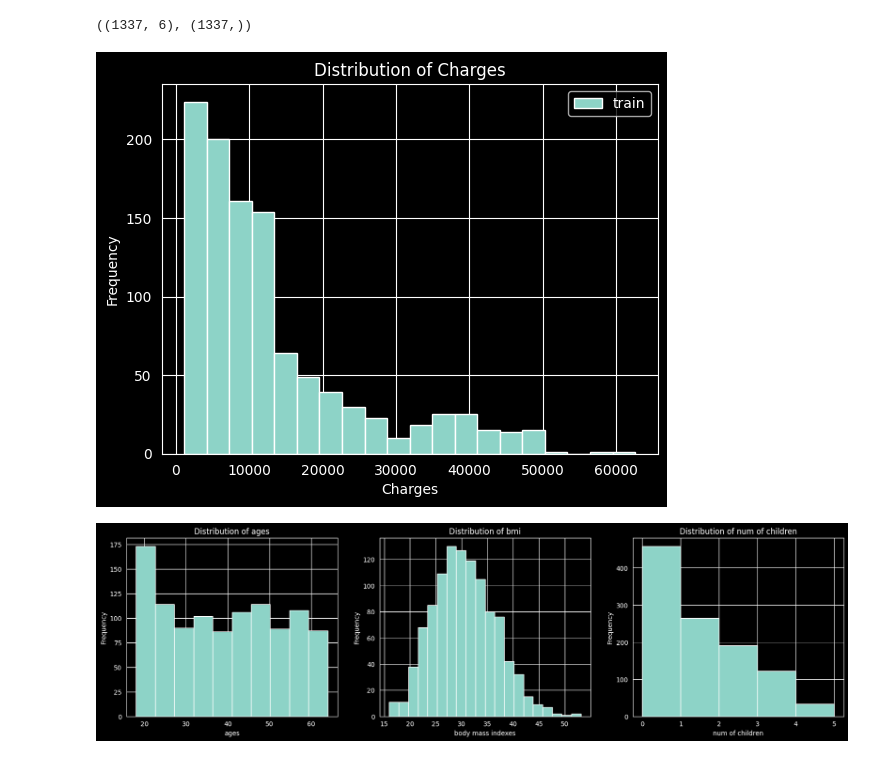
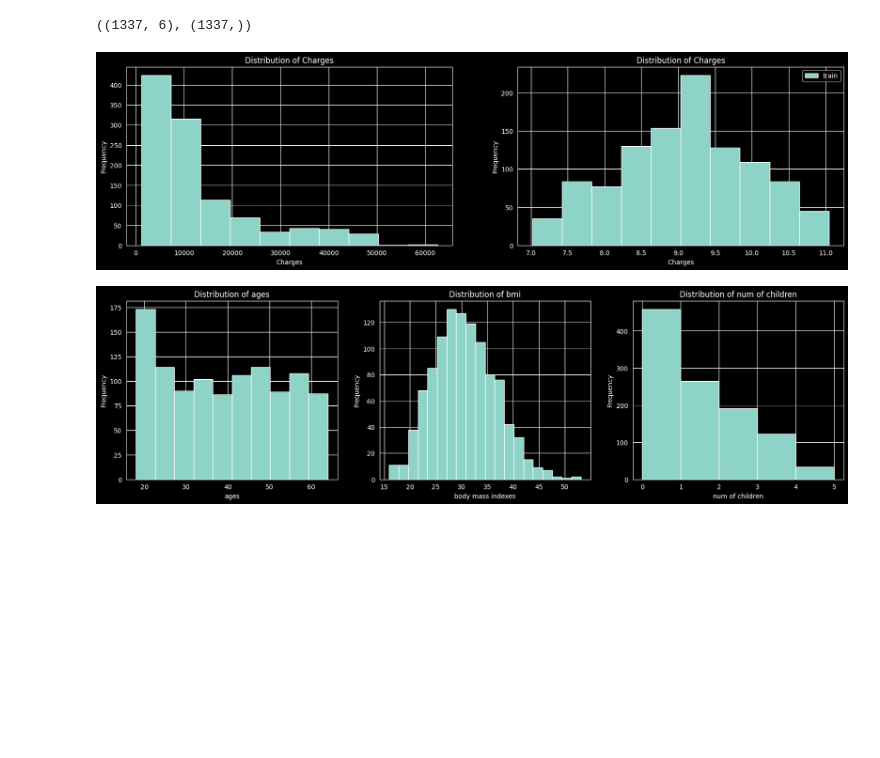
Before and after one commit to Rubeennn/ml-tabular-project, a Jupyter notebook: notebooks/exploration.ipynb, the cells around one changed output. Cells and saved outputs as stored; diff of their text form; code cells hidden in the pictures; blank space fills up the shorter version.

Commit message:
label log transform, feature engineering

```diff
--- a/notebooks/exploration.ipynb
+++ b/notebooks/exploration.ipynb
@@ -85,17 +86,26 @@ X_train, X_test, y_train, y_test = train_test_split(X, y, test_size=0.2, random_
 # %%
 X_train = X_train.reset_index(drop=True)
 y_train = y_train.reset_index(drop=True)
+# %%
+log_y_train = y_train.map(lambda x: np.log(x))
 # %%
-plt.hist(y_train, bins=20, label='train')
+fig, ax = plt.subplots(1,2, figsize=(20,5))
 
-plt.xlabel("Charges")
-plt.ylabel("Frequency")
+ax[0].hist(y_train, bins=10, label='train')
+ax[1].hist(log_y_train, bins=10, label='train')
 
-plt.title("Distribution of Charges")
+ax[0].set_xlabel("Charges")
+ax[0].set_ylabel("Frequency")
+ax[0].set_title("Distribution of Charges")
+
+ax[1].set_xlabel("Charges")
+ax[1].set_ylabel("Frequency")
+ax[1].set_title("Distribution of Charges")
+
 plt.legend()
 plt.show()
 # %% [output]
-[figure, old version]
+[figure, new version]
 # %%
 fig, axes = plt.subplots(1,3, figsize=(20,5))
 
```
Also changed, not shown: parts of 6 cells of this notebook.
